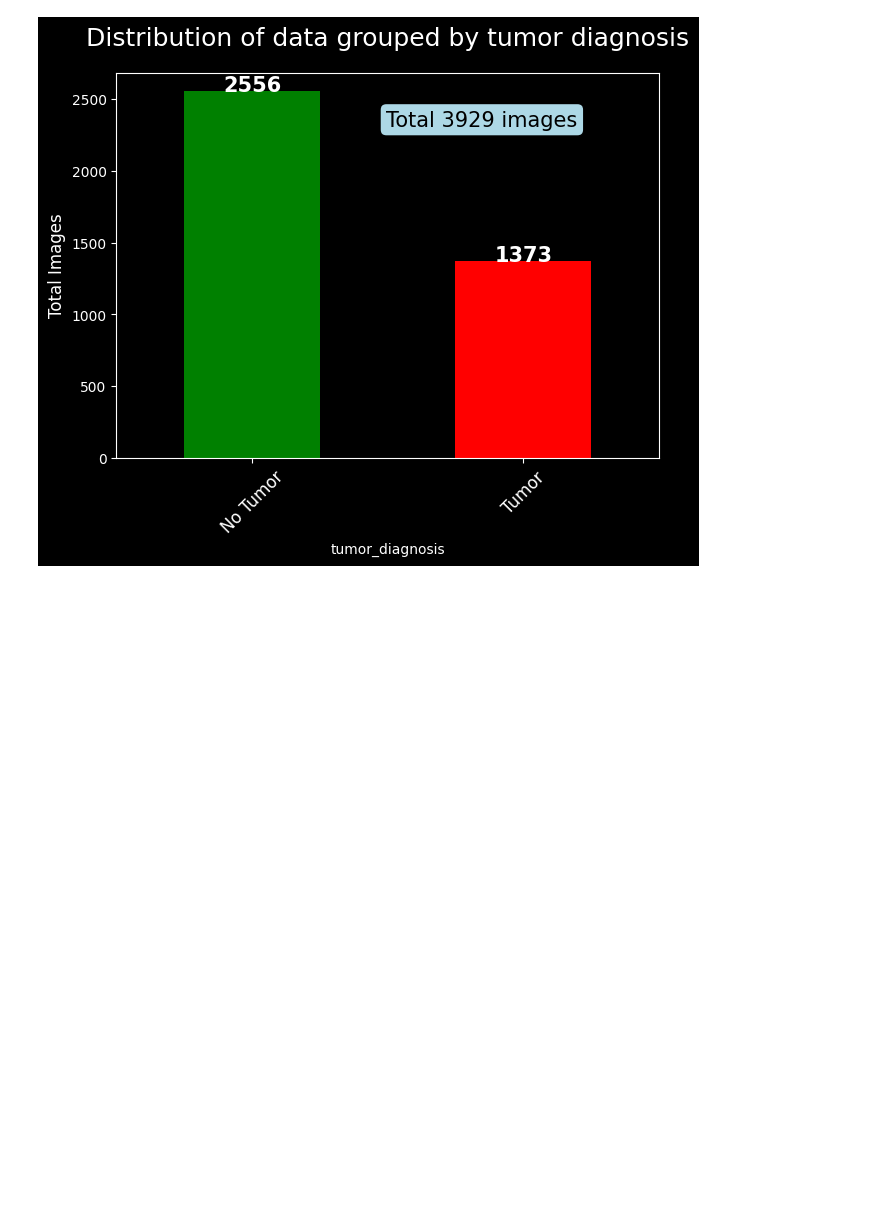
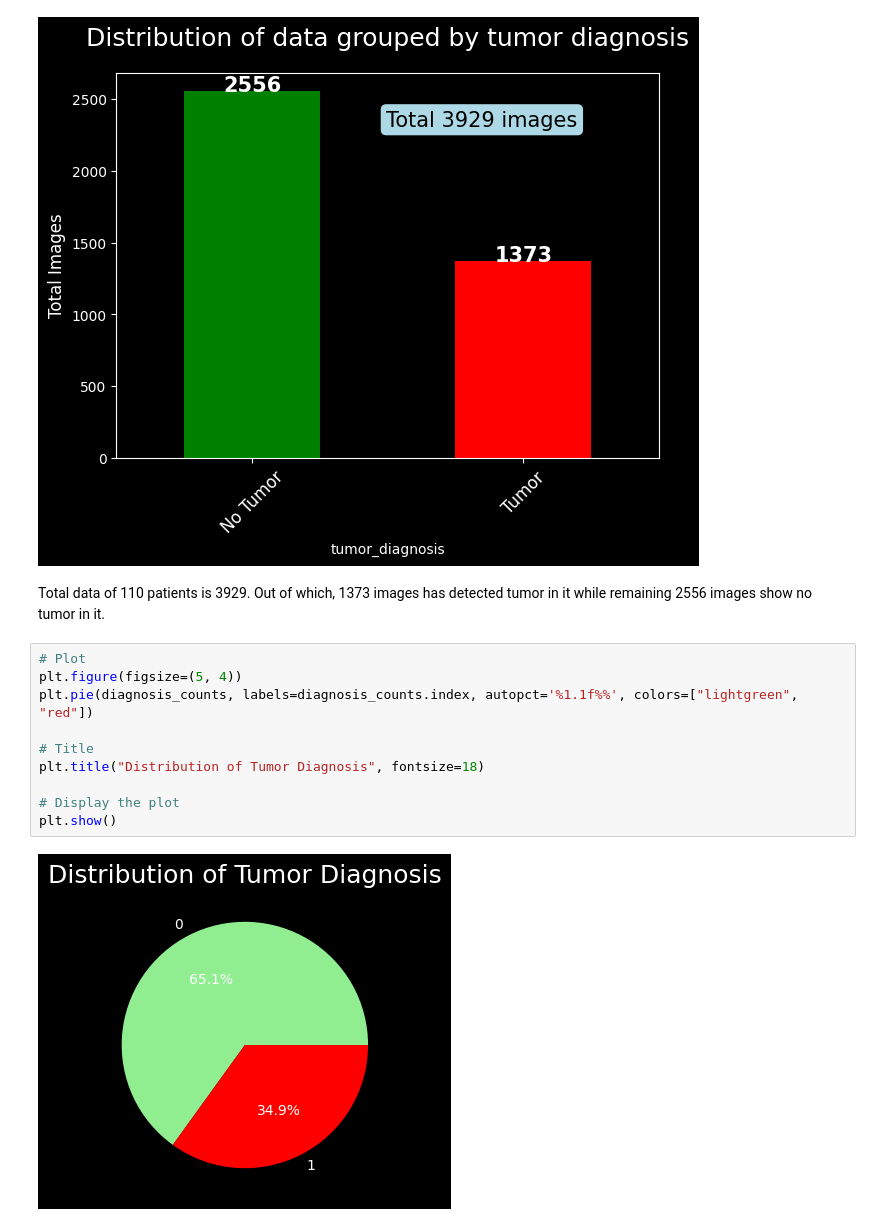
Before and after one commit to rupeshghimire7/BrainMRI_TumorSegmentation, a Jupyter notebook: UNet-image-segmentation.ipynb, the cells around one changed output. Drawn from its saved outputs; the diff is of its cells as text; blank space fills up the shorter version.

```diff
--- a/UNet-image-segmentation.ipynb
+++ b/UNet-image-segmentation.ipynb
@@ -142,3 +169,17 @@ fig.text(1.2, max(diagnosis_counts) - 200, f"Total {len(df)} images", size=15,
 plt.show()
 # %% [output]
 [figure]
+# %% [markdown]
+Total data of 110 patients is 3929. Out of which, 1373 images has detected tumor in it while remaining 2556 images show no tumor in it.
+# %%
+# Plot
+plt.figure(figsize=(5, 4))
+plt.pie(diagnosis_counts, labels=diagnosis_counts.index, autopct='%1.1f%%', colors=["lightgreen", "red"])
+
+# Title
+plt.title("Distribution of Tumor Diagnosis", fontsize=18)
+
+# Display the plot
+plt.show()
+# %% [output]
+[figure, added]
```
Also changed, not shown: parts of 26 cells of this notebook.
